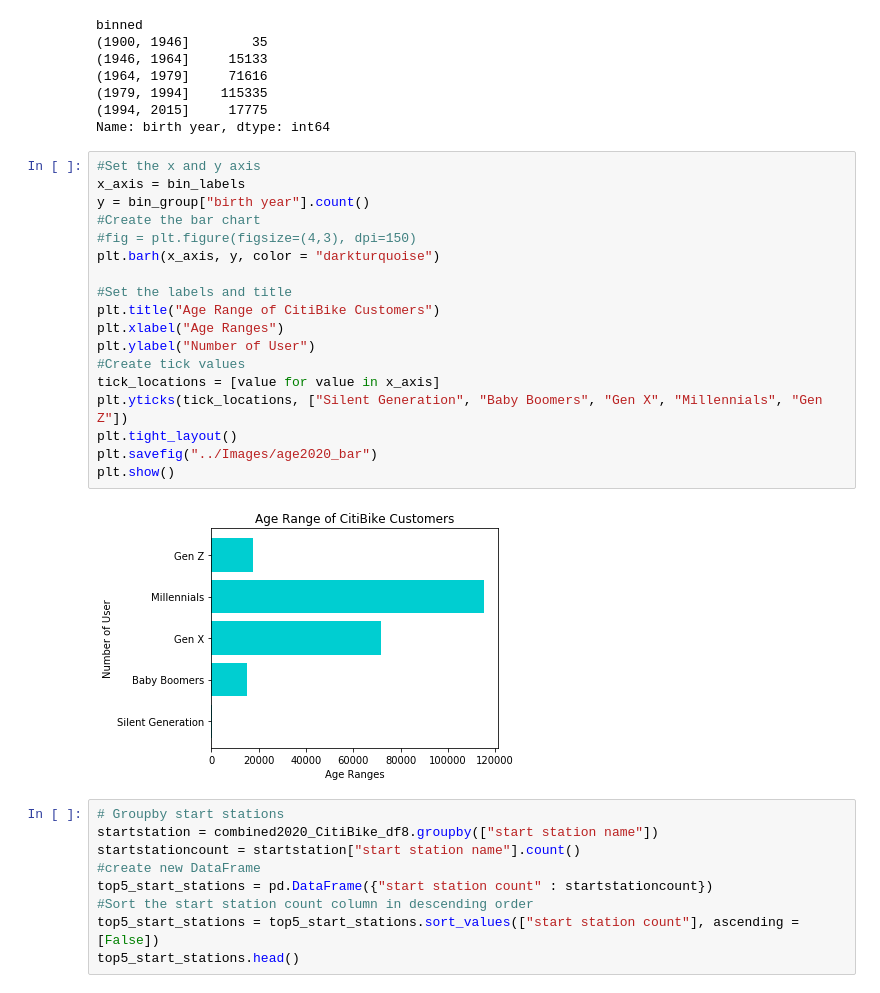
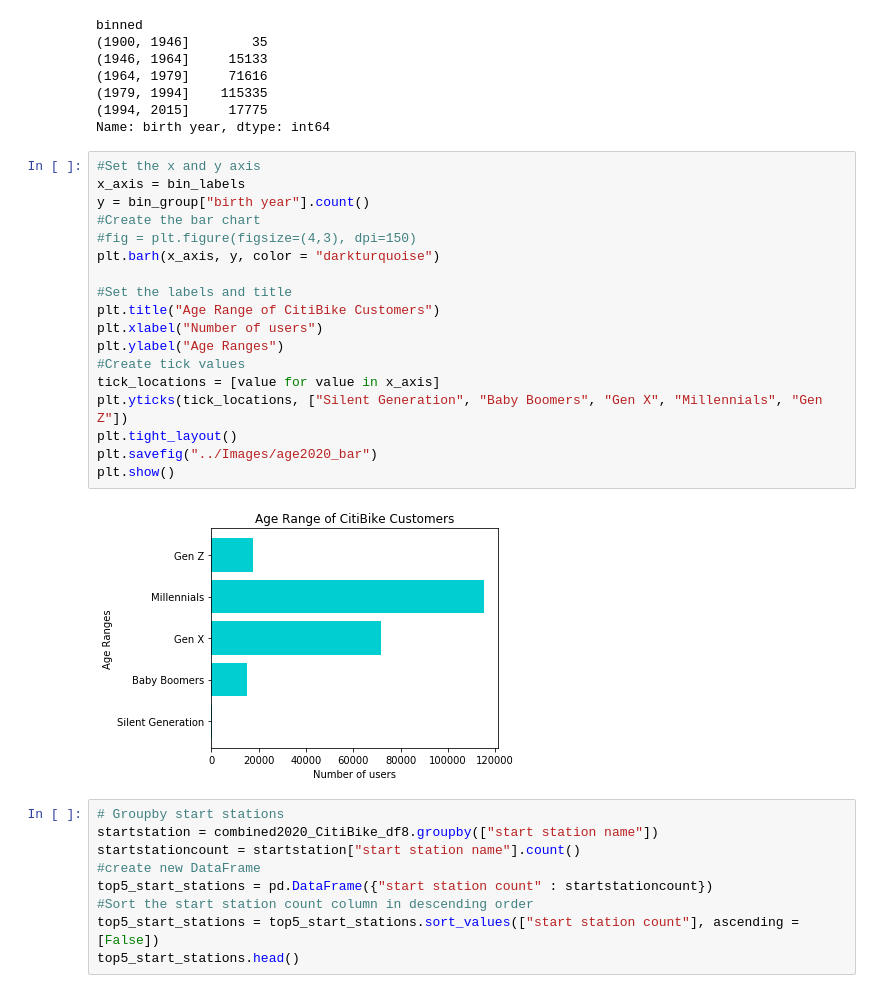
Before and after one commit to tnatoli29/Project_1, a Jupyter notebook: CitiBike/Final_2020_Work.ipynb, the cells around one changed output. Cells and saved outputs as stored; diff of their text form.

```diff
--- a/CitiBike/Final_2020_Work.ipynb
+++ b/CitiBike/Final_2020_Work.ipynb
@@ -334,23 +334,23 @@ Name: birth year, dtype: int64
 # %%
 #Set the x and y axis
 x_axis = bin_labels
 y = bin_group["birth year"].count()
 #Create the bar chart
 #fig = plt.figure(figsize=(4,3), dpi=150)
 plt.barh(x_axis, y, color = "darkturquoise")
 
 #Set the labels and title
 plt.title("Age Range of CitiBike Customers")
-plt.xlabel("Age Ranges")
-plt.ylabel("Number of User")
+plt.xlabel("Number of users")
+plt.ylabel("Age Ranges")
 #Create tick values
 tick_locations = [value for value in x_axis]
 plt.yticks(tick_locations, ["Silent Generation", "Baby Boomers", "Gen X", "Millennials", "Gen Z"])
 plt.tight_layout()
 plt.savefig("../Images/age2020_bar")
 plt.show()
 # %% [output]
-[figure, old version]
+[figure, new version]
 # %%
 # Groupby start stations
 startstation = combined2020_CitiBike_df8.groupby(["start station name"])
```
Also changed, not shown: parts of 4 cells of this notebook, 6 other files.
